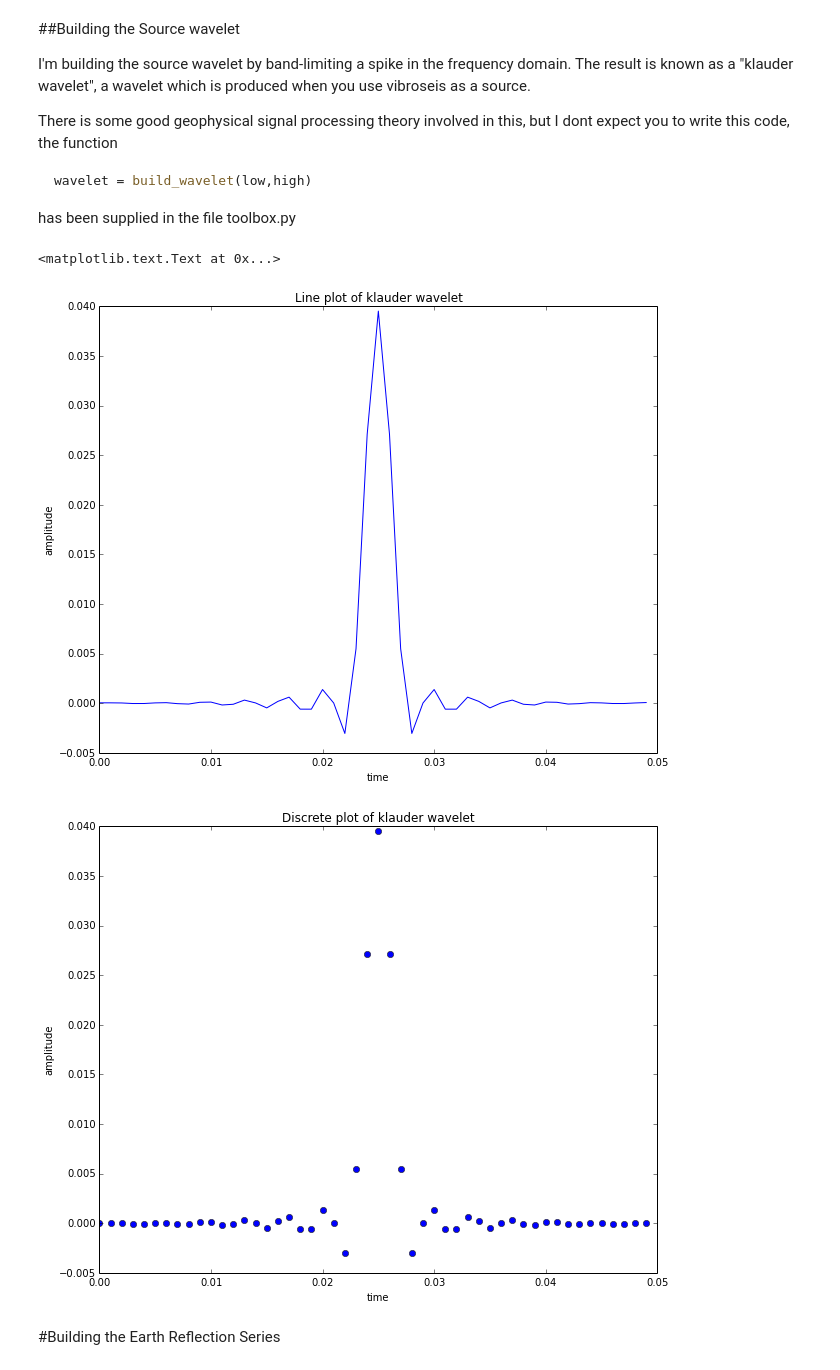
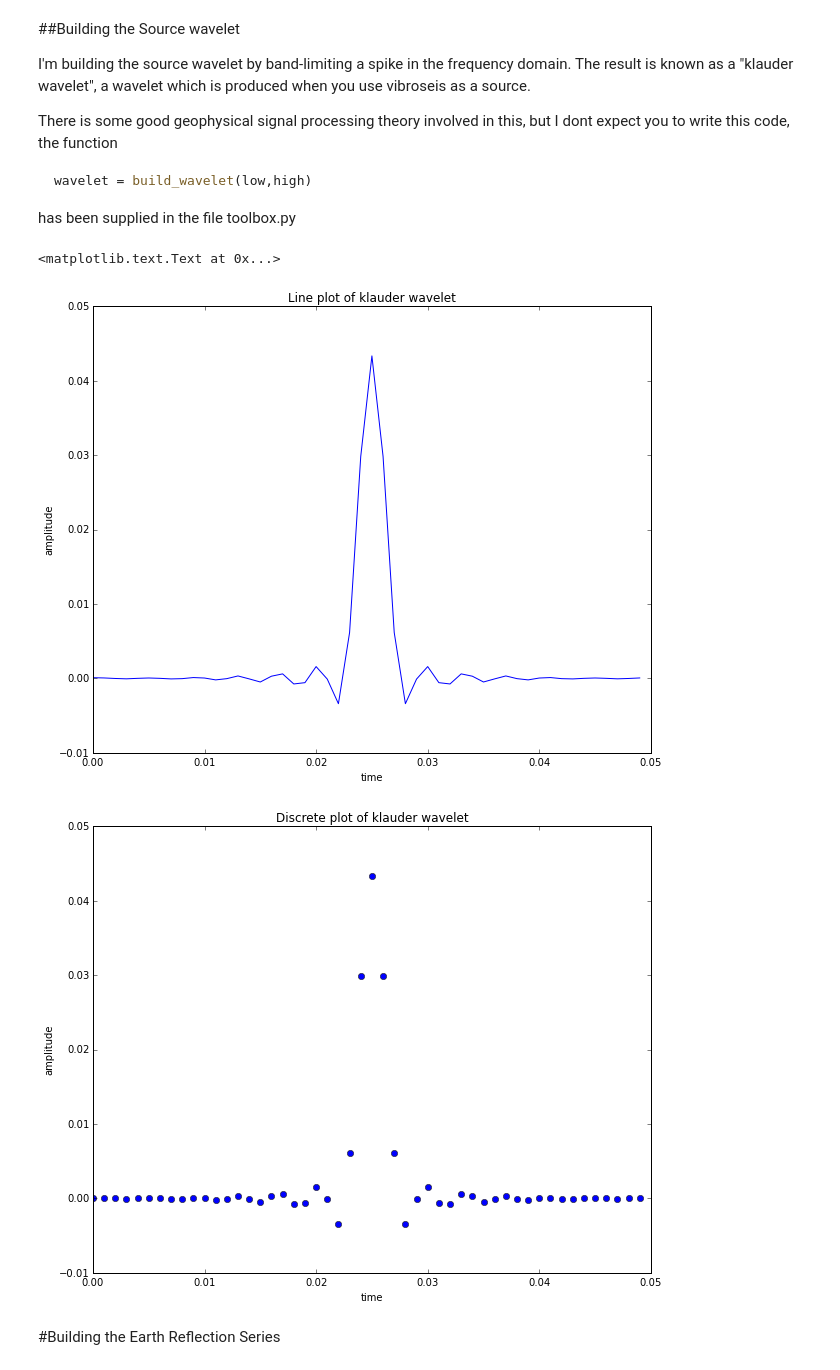
Before and after one commit to stuliveshere/SimplePyRay, a Jupyter notebook: src/Seismic Processing 101.ipynb, the cells around one changed output. Saved outputs shown, nothing was run; the diff lists cells and outputs as text; code cells hidden in the pictures.

```diff
--- a/src/Seismic Processing 101.ipynb
+++ b/src/Seismic Processing 101.ipynb
@@ -66,25 +66,25 @@ has been supplied in the file toolbox.py
 # %%
 from toolbox import build_wavelet
 
-low = 5. #hz
+low = 2. #hz
 high = 60. #hz
 wavelet = np.convolve(np.ones(3)/3., build_wavelet(low, high)[75:125], mode='same')
 
 xaxis = np.arange(50)/1000.
 pylab.plot(xaxis, wavelet)
 pylab.ylabel('amplitude')
 pylab.xlabel('time')
 pylab.title('Line plot of klauder wavelet')
 
 pylab.figure()
 pylab.plot(xaxis, wavelet, 'bo')
 pylab.ylabel('amplitude')
 pylab.xlabel('time')
 pylab.title('Discrete plot of klauder wavelet')
 # %% [output]
 <matplotlib.text.Text at 0x...>
-[figure, old version]
+[figure, new version]
-[figure, old version]
+[figure, new version]
 # %% [markdown]
 #Building the Earth Reflection Series
 # %% [markdown]
```
Also changed, not shown: parts of 1 cell of this notebook, 1 other file.
